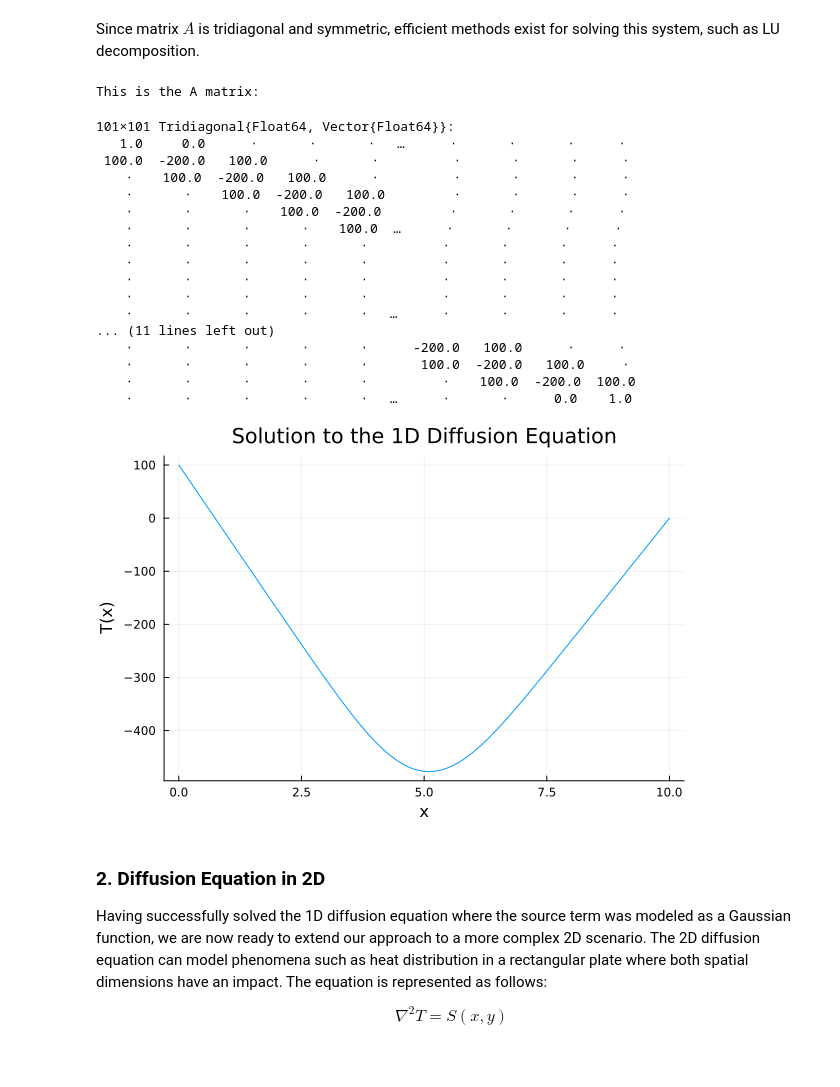
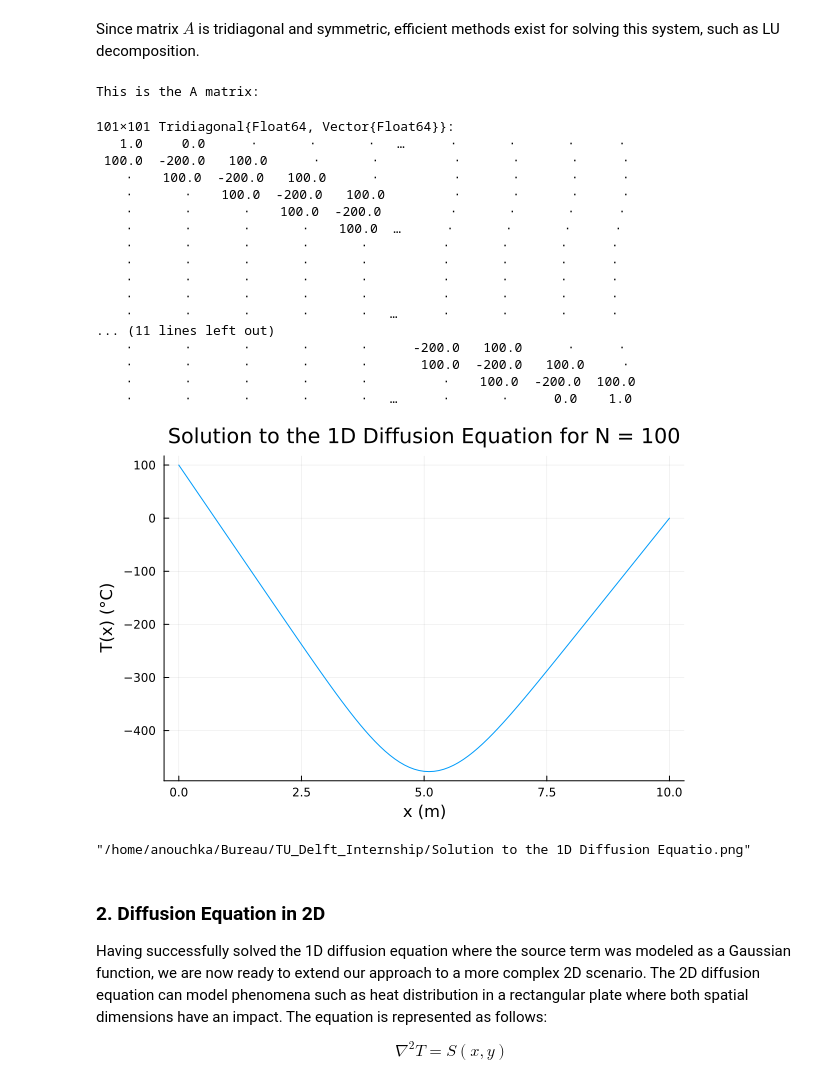
Before and after one commit to AnouchkaDESMETTRE/TU_Delft_Internship, a Jupyter notebook: WorkOnFiniteDifferenceMethod.ipynb, the cells around one changed output. Drawn from its saved outputs; the diff is of its cells as text; code cells hidden in the pictures.

```diff
--- a/WorkOnFiniteDifferenceMethod.ipynb
+++ b/WorkOnFiniteDifferenceMethod.ipynb
@@ -118,36 +118,38 @@ S = gaussian_pulse.(x, Ref(p))
 # Apply boundary conditions
 S[1]   = T_a
 S[N+1] = T_b
 
 # LU decomposition (sparse matrix)
 lu_decomp = lu(A)
 
 # Solving the system using the LU factors
 T = lu_decomp \ S
 
 # Visualization of the solution
-using Plots
-plot(x, T, title="Solution to the 1D Diffusion Equation", xlabel="x", ylabel="T(x)", legend=false)
+display(plot(x, T, title="Solution to the 1D Diffusion Equation for N = $N", xlabel="x (m)", ylabel="T(x) (°C)", legend=false))
+
+savefig("Solution to the 1D Diffusion Equatio.png")
 # %% [output]
 This is the A matrix:
 101×101 Tridiagonal{Float64, Vector{Float64}}:
    1.0     0.0      ⋅       ⋅       ⋅   …      ⋅       ⋅       ⋅      ⋅
  100.0  -200.0   100.0      ⋅       ⋅          ⋅       ⋅       ⋅      ⋅
     ⋅    100.0  -200.0   100.0      ⋅          ⋅       ⋅       ⋅      ⋅
     ⋅       ⋅    100.0  -200.0   100.0         ⋅       ⋅       ⋅      ⋅
     ⋅       ⋅       ⋅    100.0  -200.0         ⋅       ⋅       ⋅      ⋅
     ⋅       ⋅       ⋅       ⋅    100.0  …      ⋅       ⋅       ⋅      ⋅
     ⋅       ⋅       ⋅       ⋅       ⋅          ⋅       ⋅       ⋅      ⋅
     ⋅       ⋅       ⋅       ⋅       ⋅          ⋅       ⋅       ⋅      ⋅
     ⋅       ⋅       ⋅       ⋅       ⋅          ⋅       ⋅       ⋅      ⋅
     ⋅       ⋅       ⋅       ⋅       ⋅          ⋅       ⋅       ⋅      ⋅
     ⋅       ⋅       ⋅       ⋅       ⋅   …      ⋅       ⋅       ⋅      ⋅
 ... (11 lines left out)
     ⋅       ⋅       ⋅       ⋅       ⋅      -200.0   100.0      ⋅      ⋅
     ⋅       ⋅       ⋅       ⋅       ⋅       100.0  -200.0   100.0     ⋅
     ⋅       ⋅       ⋅       ⋅       ⋅          ⋅    100.0  -200.0  100.0
     ⋅       ⋅       ⋅       ⋅       ⋅   …      ⋅       ⋅      0.0    1.0
-[figure, old version]
+[figure, new version]
+"/home/anouchka/Bureau/TU_Delft_Internship/Solution to the 1D Diffusion Equatio.png"
 # %% [markdown]
 ### 2. Diffusion Equation in 2D
 
```
Also changed, not shown: parts of 2 cells of this notebook.
